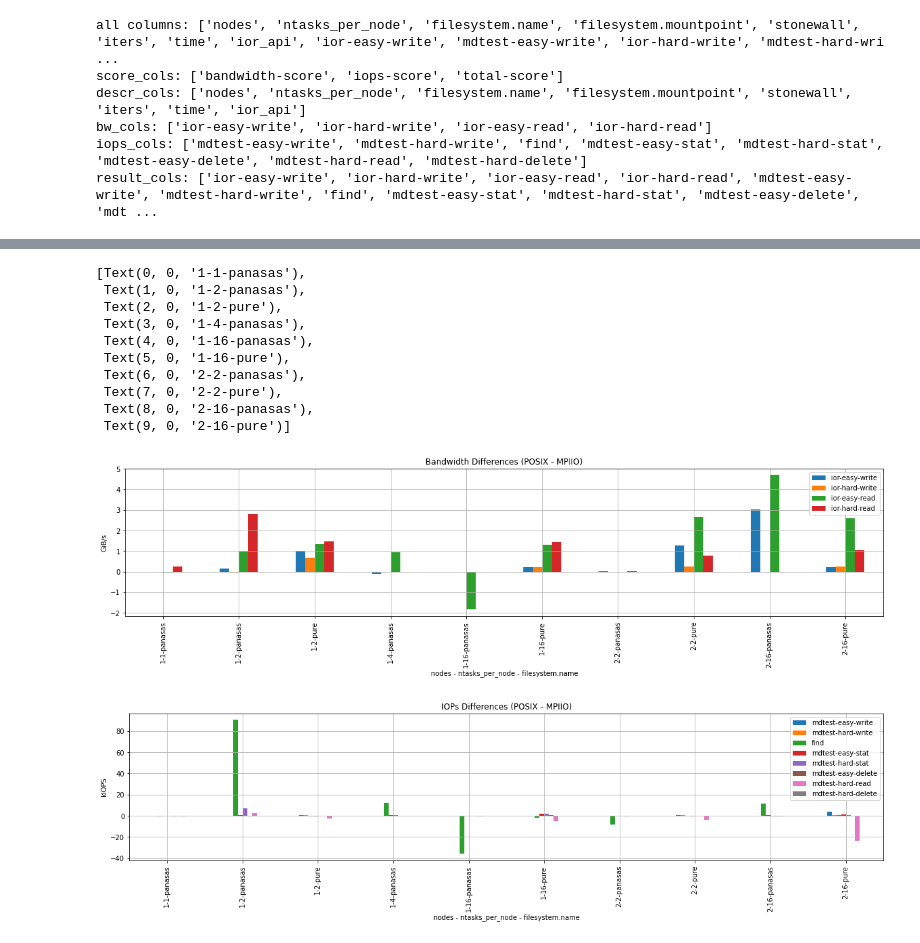
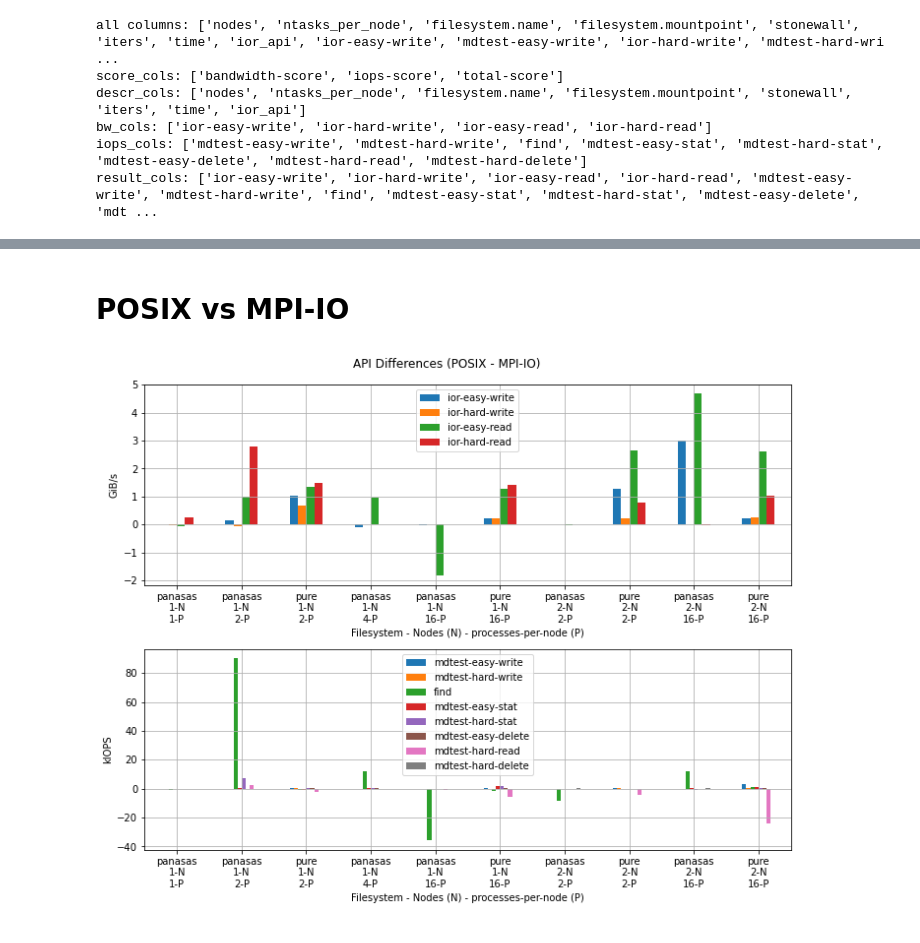
Before and after one commit to stackhpc/jasmin-fs-benchmark, a Jupyter notebook: io500/plotter2.ipynb, the cells around one changed output, grey strips where cells are left out. Saved outputs shown, nothing was run; the diff lists cells and outputs as text; code cells hidden in the pictures.

Commit message:
add single-vendor plots like object storage

```diff
--- a/io500/plotter2.ipynb
+++ b/io500/plotter2.ipynb
@@ -58,6 +69,10 @@ iops_cols: ['mdtest-easy-write', 'mdtest-hard-write', 'find', 'mdtest-easy-stat'
 result_cols: ['ior-easy-write', 'ior-hard-write', 'ior-easy-read', 'ior-hard-read', 'mdtest-easy-write', 'mdtest-hard-write', 'find', 'mdtest-easy-stat', 'mdtest-hard-stat', 'mdtest-easy-delete', 'mdt ...
 # %%
 # produce 2 dataframes with same columns except no 'iters', giving min and max values of results respectively:
-non_iters_descrs = [d for d in descr_cols if d != 'iters']
-mins = results.groupby(non_iters_descrs).min().reset_index().drop('iters', axis='columns') # reset ditches heirarchical index
-maxs = results.groupby(non_iters_descrs).max().reset_index().drop('iters', axis='columns')
+def extremum_iters(results):
+    """ Given a dataframe with 'iters', return (mins, max) without 'iters' column. """
+
+    non_iters_descrs = [d for d in descr_cols if d != 'iters']
+    mins = results.groupby(non_iters_descrs).min().reset_index().drop('iters', axis='columns') # reset ditches heirarchical index
+    maxs = results.groupby(non_iters_descrs).max().reset_index().drop('iters', axis='columns')
+    return (mins, maxs)
@@ -63,0 +199,2 @@ maxs = results.groupby(non_iters_descrs).max().reset_index().drop('iters', axis=
+# %% [markdown]
+# POSIX vs MPI-IO
@@ -64,46 +226,18 @@ maxs = results.groupby(non_iters_descrs).max().reset_index().drop('iters', axis=
 # %%
-
-# separate data into posix/mpiio:
-posix_mins = mins.loc[mins['ior_api'] == 'POSIX']
-mpiio_mins = mins.loc[mins['ior_api'] == 'MPIIO']
-
-# merge dataframes on relevant description columns:
-api_match_ignore = ['iters', 'ior_api'] # have to omit iters, as that's already gone from the mins and maxs dfs
-api_match_cols = [d for d in descr_cols if d not in api_match_ignore]
-merged = pd.merge(posix_mins, mpiio_mins, on=api_match_cols, suffixes=('_posix', '_mpiio'))
-
-# change colums to contain the DELTA between matching POSIX/MPIIO rows:
-for col in result_cols:
-    merged[col] = merged[col+'_posix'] - merged[col+'_mpiio']
-    merged.drop(col+'_posix', axis='columns', inplace=True)
-    merged.drop(col+'_mpiio', axis='columns', inplace=True)
-merged.drop(['ior_api_posix', 'ior_api_mpiio'], axis='columns', inplace=True)
-
-# change to a the indexmulti level index to allow easy grouped plotting:
-merged.set_index(api_match_cols, inplace=True)
-
 # create a set of labels from the multi-index:
 plot_index = merged.index.droplevel(['filesystem.mountpoint', 'stonewall', 'time'])
-xlabels = ['-'.join(map(str, v)) for v in plot_index.tolist()] # i.e. the '-'-separated values of the bits of the index/description columns of interest
-xlabel = ' - '.join(plot_index.names) # i.e. what those '-'-separated parts are
+xlabels = [f'{ v[2] }\n{ v[0] }-N\n{ v[1] }-P' for v in plot_index.tolist()]
+xlabel = 'Filesystem - Nodes (N) - processes-per-node (P)'
 
-# create separate Bandwidth and IOPs plots:
-merged_bw = merged[bw_cols]
-merged_iops = merged[iops_cols]
-bw_ax = merged_bw.plot.bar(y=bw_cols, figsize=(20, 4), grid=True,xlabel=xlabel, ylabel=bw_unit, title='Bandwidth Differences (POSIX - MPIIO)')
-iops_ax= merged_iops.plot.bar(y=iops_cols, figsize=(20, 4), grid=True,xlabel=xlabel, ylabel=iops_unit, title='IOPs Differences (POSIX - MPIIO)')
-bw_ax.set_xticklabels(xlabels)
-iops_ax.set_xticklabels(xlabels)
+fig, axs = plt.subplots(nrows=2)
+bw_ax = merged_bw.plot.bar(ax=axs[0], y=bw_cols, figsize=(20, 4), grid=True,xlabel=xlabel, ylabel=bw_unit)
+iops_ax= merged_iops.plot.bar(ax=axs[1], y=iops_cols, figsize=(20, 4), grid=True,xlabel=xlabel, ylabel=iops_unit)
+bw_ax.set_xticklabels(xlabels, rotation=0)
+iops_ax.set_xticklabels(xlabels, rotation=0)
+
+fig.suptitle('API Differences (POSIX - MPI-IO)')
+fig.set_size_inches(10, 8)
+fig.tight_layout()
+fig.savefig(f'figures/mpiio.png')
 # %% [output]
-[Text(0, 0, '1-1-panasas'),
- Text(1, 0, '1-2-panasas'),
- Text(2, 0, '1-2-pure'),
- Text(3, 0, '1-4-panasas'),
- Text(4, 0, '1-16-panasas'),
- Text(5, 0, '1-16-pure'),
- Text(6, 0, '2-2-panasas'),
- Text(7, 0, '2-2-pure'),
- Text(8, 0, '2-16-panasas'),
- Text(9, 0, '2-16-pure')]
-[figure, old version]
+[figure, new version]
-[figure, removed]
```
Also changed, not shown: parts of 6 cells of this notebook.
